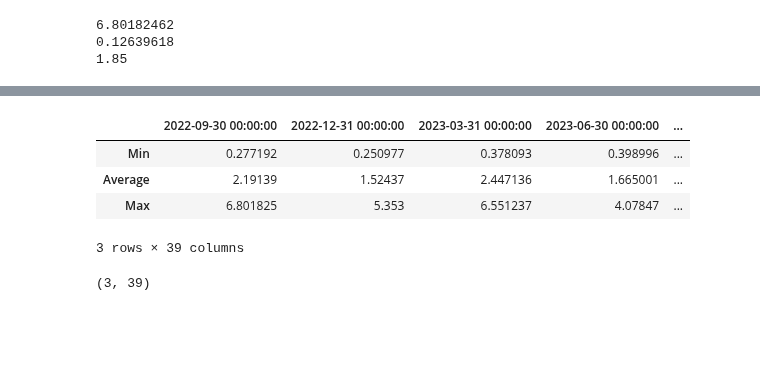
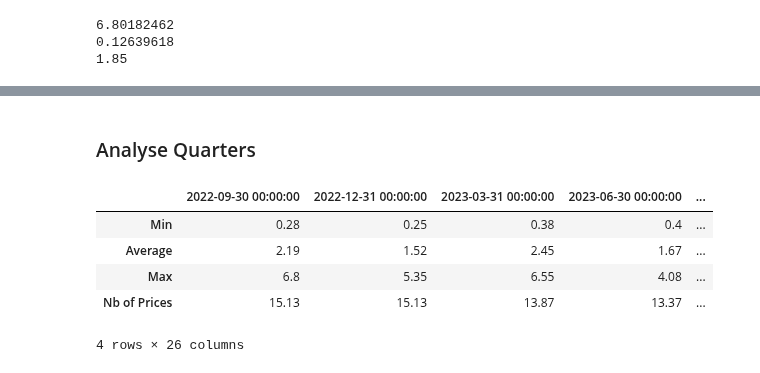
Before and after one commit to romain109/Power-Europe, a Jupyter notebook: Notebooks/Analyse std.ipynb, the cells around one changed output, grey strips where cells are left out. Cells and saved outputs as stored; diff of their text form; code cells hidden in the pictures; blank space fills up the shorter version.

```diff
--- a/Notebooks/Analyse std.ipynb
+++ b/Notebooks/Analyse std.ipynb
@@ -98,17 +97,25 @@ recap_Ger_quarters
+# %% [markdown]
+### Analyse Quarters
 # %%
-for j in np.arange(0,recap_Ger_quarters.shape[1]):
-        recap_Ger_quarters.iloc[0,j] = data.loc[(data['ns1:Underlying'] == 'GERMAN POWER - BASELOAD') & (data['ns1:EndDate']== recap_Ger_quarters.columns[j]) ,:]["ns1:StandardDeviationPrice"].min()
+quarters = data.loc[(data['ns1:Underlying'] == 'GERMAN POWER - BASELOAD') & (data['ns1:Period'] == 'Quarter' ) ,["ns1:EndDate"]]["ns1:EndDate"].unique()
+recap_Ger_quarters = pd.DataFrame(columns = quarters, index = ['Min', 'Average', 'Max', 'Nb of Prices'] )
 
 for j in np.arange(0,recap_Ger_quarters.shape[1]):
-        recap_Ger_quarters.iloc[1,j] = data.loc[(data['ns1:Underlying'] == 'GERMAN POWER - BASELOAD') & (data['ns1:EndDate']== recap_Ger_quarters.columns[j]) ,:]["ns1:StandardDeviationPrice"].mean()
+        recap_Ger_quarters.iloc[0,j] = round(data.loc[(data['ns1:Underlying'] == 'GERMAN POWER - BASELOAD') & (data['ns1:EndDate']== recap_Ger_quarters.columns[j]) ,:]["ns1:StandardDeviationPrice"].min(),2)
+for j in np.arange(0,recap_Ger_quarters.shape[1]):
+        recap_Ger_quarters.iloc[1,j] = round(data.loc[(data['ns1:Underlying'] == 'GERMAN POWER - BASELOAD') & (data['ns1:EndDate']== recap_Ger_quarters.columns[j]) ,:]["ns1:StandardDeviationPrice"].mean(),2)
+for j in np.arange(0,recap_Ger_quarters.shape[1]):
+        recap_Ger_quarters.iloc[2,j] = round(data.loc[(data['ns1:Underlying'] == 'GERMAN POWER - BASELOAD') & (data['ns1:EndDate']== recap_Ger_quarters.columns[j]) ,:]["ns1:StandardDeviationPrice"].max(),2)
+for j in np.arange(0,recap_Ger_quarters.shape[1]):
+        recap_Ger_quarters.iloc[3,j] =  round(data.loc[(data['ns1:Underlying'] == 'GERMAN POWER - BASELOAD') & (data['ns1:EndDate']== recap_Ger_quarters.columns[j]) ,:]["ns1:NumberAcceptedPrice"].mean(),2)
 
-for j in np.arange(0,recap_Ger_quarters.shape[1]):
-        recap_Ger_quarters.iloc[2,j] = data.loc[(data['ns1:Underlying'] == 'GERMAN POWER - BASELOAD') & (data['ns1:EndDate']== recap_Ger_quarters.columns[j]) ,:]["ns1:StandardDeviationPrice"].max()
+
+recap_Ger_quarters.dropna(inplace = True, axis='columns' )
+recap_Ger_quarters
+# %% [output]
+|  | 2022-09-30 00:00:00 | 2022-12-31 00:00:00 | 2023-03-31 00:00:00 | 2023-06-30 00:00:00 | ... |
+| Min | 0.28 | 0.25 | 0.38 | 0.4 | ... |
+| Average | 2.19 | 1.52 | 2.45 | 1.67 | ... |
+| Max | 6.8 | 5.35 | 6.55 | 4.08 | ... |
+| Nb of Prices | 15.13 | 15.13 | 13.87 | 13.37 | ... |
+4 rows × 26 columns
-# %%
-recap_Ger_quarters
-# %% [output]
-|  | 2022-09-30 00:00:00 | 2022-12-31 00:00:00 | 2023-03-31 00:00:00 | 2023-06-30 00:00:00 | ... |
-| Min | 0.277192 | 0.250977 | 0.378093 | 0.398996 | ... |
-| Average | 2.19139 | 1.52437 | 2.447136 | 1.665001 | ... |
-| Max | 6.801825 | 5.353 | 6.551237 | 4.07847 | ... |
-3 rows × 39 columns
@@ -117,4 +121,0 @@ recap_Ger_quarters
-# %%
-recap_Ger_quarters.shape
-# %% [output]
-(3, 39)
```
Also changed, not shown: parts of 12 cells of this notebook.
